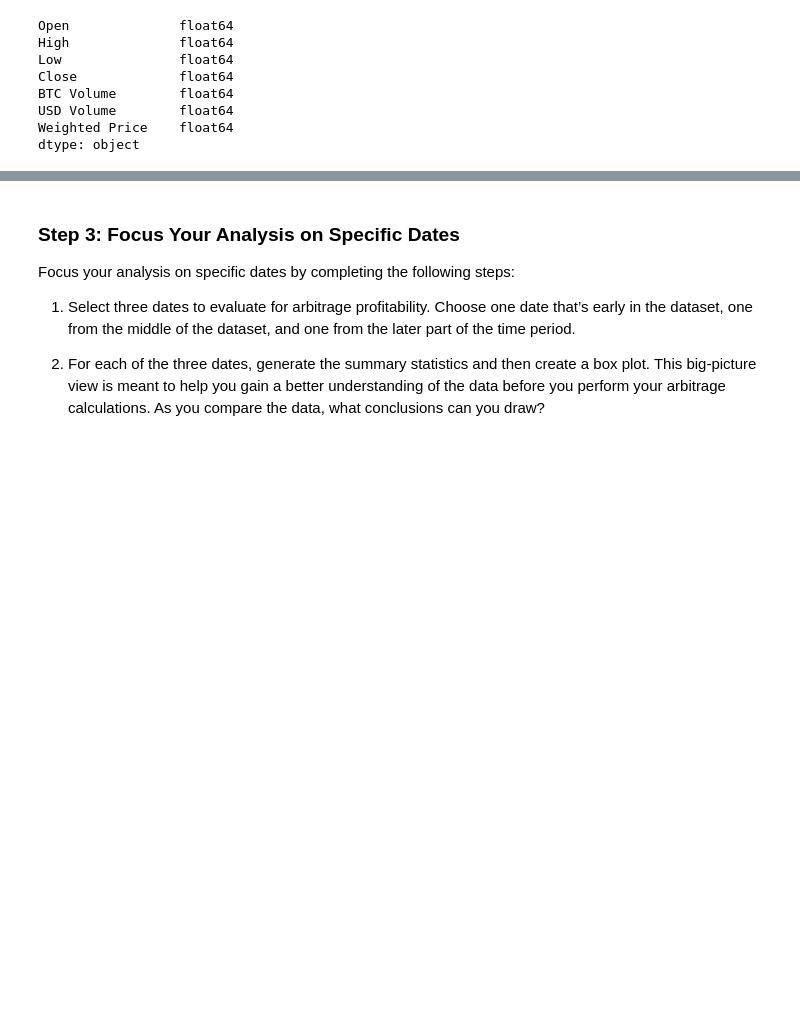
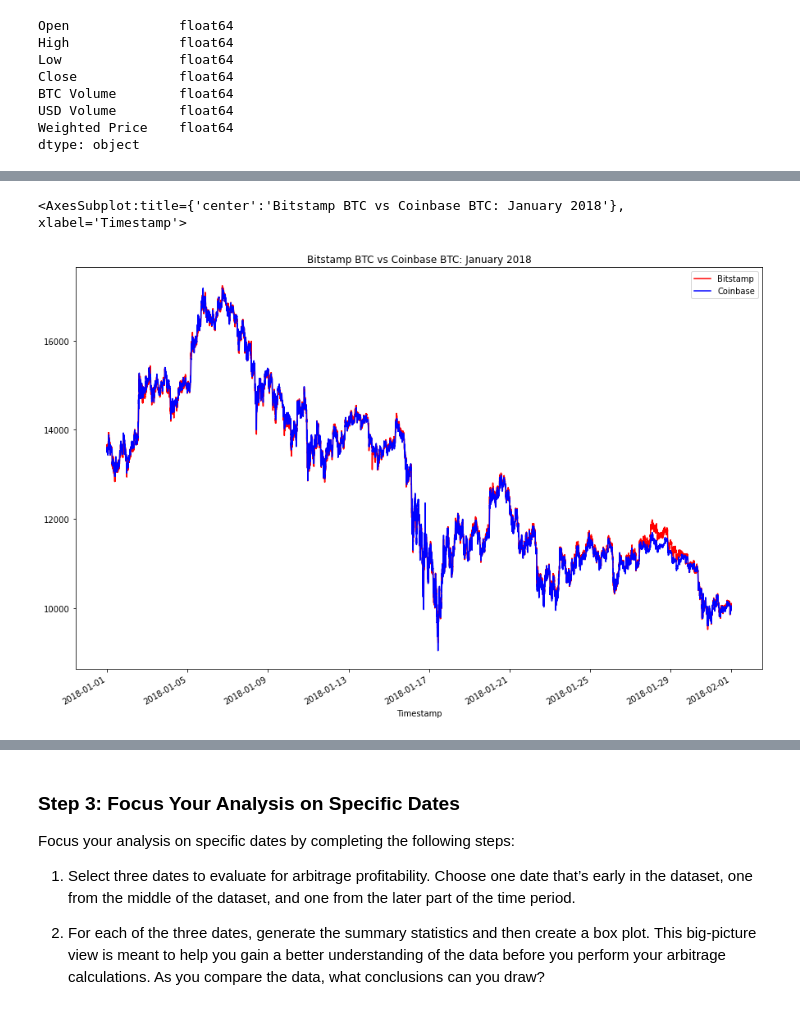
Before and after one commit to fredec96/Arbitrage_Analysis, a Jupyter notebook: crypto_arbitrage.ipynb, the cells around one changed output, grey strips where cells are left out. Drawn from its saved outputs; the diff is of its cells as text; code cells hidden in the pictures; blank space fills up the shorter version.

```diff
--- a/crypto_arbitrage.ipynb
+++ b/crypto_arbitrage.ipynb
@@ -332,2 +378,13 @@ Sort through the time series data associated with the bitstamp and coinbase Data
+# %%
+# Using the loc and plot functions, create an overlay plot that visualizes
+# the price action of both DataFrames for a one month period early in the dataset
+# Parameters: legend, figure size, title, and color and label
+bitstamp_sliced['Close'].loc['2018-01-01' : '2018-01-31'].plot(
+    legend=True, figsize=(15, 10), title="Bitstamp BTC vs Coinbase BTC: January 2018", color="red", label="Bitstamp")
+coinbase_sliced['Close'].loc['2018-01-01' : '2018-01-31'].plot(
+    legend=True, figsize=(15, 10), color="blue", label="Coinbase")
+# %% [output]
+<AxesSubplot:title={'center':'Bitstamp BTC vs Coinbase BTC: January 2018'}, xlabel='Timestamp'>
+[figure, added]
 # %%
 # Using the loc and plot functions, create an overlay plot that visualizes
```
Also changed, not shown: parts of 27 cells of this notebook.
